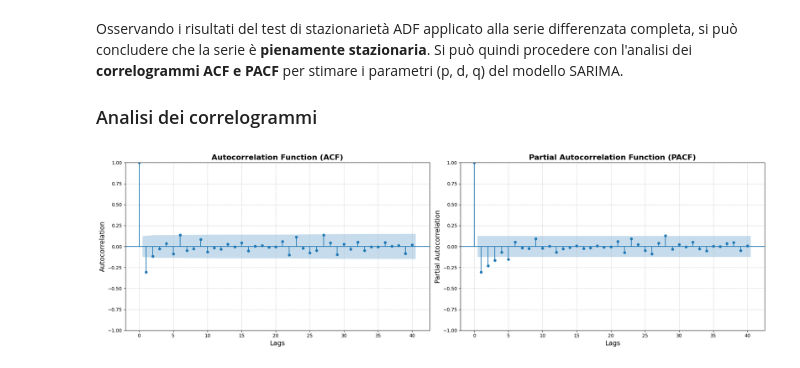
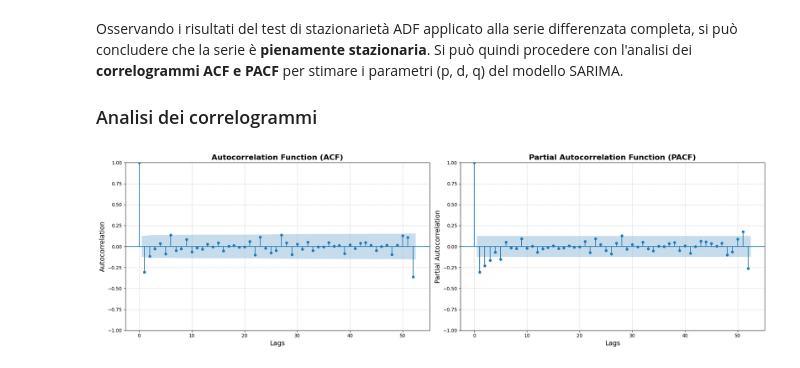
Before and after one commit to MattSona99/DataScience, a Jupyter notebook: Classification_Clustering_TimeSeries/timeseries.ipynb, the cells around one changed output. Drawn from its saved outputs; the diff is of its cells as text; code cells hidden in the pictures.

```diff
--- a/Classification_Clustering_TimeSeries/classification_clustering_timeseries.ipynb
+++ b/Classification_Clustering_TimeSeries/timeseries.ipynb
@@ -519,24 +518,24 @@ Osservando i risultati del test di stazionarietà ADF applicato alla serie diffe
 # %%
 from statsmodels.graphics.tsaplots import plot_acf, plot_pacf
 
 # Creazione dei grafici ACF e PACF
 fig, axes = plt.subplots(1, 2, figsize=(20, 6), dpi = 100)
 
 # Grafico ACF
-plot_acf(crime_diff_full, lags=40, ax=axes[0])
+plot_acf(crime_diff_full, lags=52, ax=axes[0])
 axes[0].set_title('Autocorrelation Function (ACF)', fontsize=16, fontweight='bold')
 axes[0].set_xlabel('Lags', fontsize=14)
 axes[0].set_ylabel('Autocorrelation', fontsize=14)
 axes[0].grid(True, linestyle='--', alpha=0.6)
 
 # Grafico PACF
-plot_pacf(crime_diff_full, lags=40, ax=axes[1])
+plot_pacf(crime_diff_full, lags=52, ax=axes[1])
 axes[1].set_title('Partial Autocorrelation Function (PACF)', fontsize=16, fontweight='bold')
 axes[1].set_xlabel('Lags', fontsize=14)
 axes[1].set_ylabel('Partial Autocorrelation', fontsize=14)
 axes[1].grid(True, linestyle='--', alpha=0.6)
 
 plt.tight_layout()
 plt.show()
 # %% [output]
-[figure, old version]
+[figure, new version]
```
Also changed, not shown: parts of 6 cells of this notebook.
